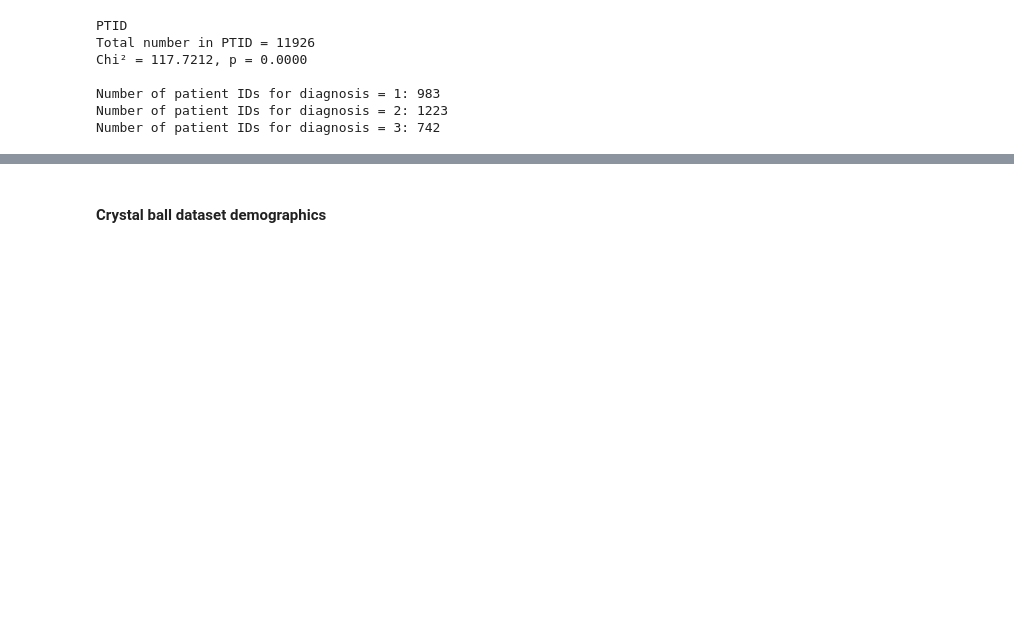
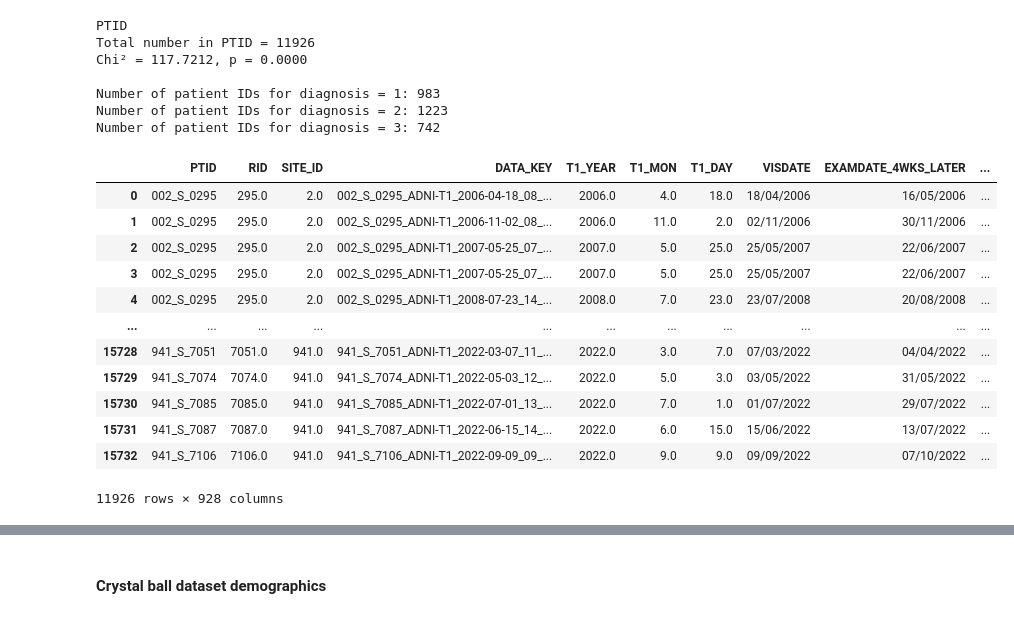
Before and after one commit to sankeithk/deconstructalz.github.io, a Jupyter notebook: scott_10k_analysis/Scott_10k_demographics.ipynb, the cells around one changed output, grey strips where cells are left out. Saved outputs shown, nothing was run; the diff lists cells and outputs as text; code cells hidden in the pictures; blank space fills up the shorter version.

```diff
--- a/scott_10k_analysis/Scott_10k_demographics.ipynb
+++ b/scott_10k_analysis/Scott_10k_demographics.ipynb
@@ -91,6 +91,22 @@ Chi² = 117.7212, p = 0.0000
 Number of patient IDs for diagnosis = 1: 983
 Number of patient IDs for diagnosis = 2: 1223
 Number of patient IDs for diagnosis = 3: 742
+# %%
+df
+# %% [output]
+|  | PTID | RID | SITE_ID | DATA_KEY | T1_YEAR | T1_MON | T1_DAY | VISDATE | EXAMDATE_4WKS_LATER | ... |
+| 0 | 002_S_0295 | 295.0 | 2.0 | 002_S_0295_ADNI-T1_2006-04-18_08_... | 2006.0 | 4.0 | 18.0 | 18/04/2006 | 16/05/2006 | ... |
+| 1 | 002_S_0295 | 295.0 | 2.0 | 002_S_0295_ADNI-T1_2006-11-02_08_... | 2006.0 | 11.0 | 2.0 | 02/11/2006 | 30/11/2006 | ... |
+| 2 | 002_S_0295 | 295.0 | 2.0 | 002_S_0295_ADNI-T1_2007-05-25_07_... | 2007.0 | 5.0 | 25.0 | 25/05/2007 | 22/06/2007 | ... |
+| 3 | 002_S_0295 | 295.0 | 2.0 | 002_S_0295_ADNI-T1_2007-05-25_07_... | 2007.0 | 5.0 | 25.0 | 25/05/2007 | 22/06/2007 | ... |
+| 4 | 002_S_0295 | 295.0 | 2.0 | 002_S_0295_ADNI-T1_2008-07-23_14_... | 2008.0 | 7.0 | 23.0 | 23/07/2008 | 20/08/2008 | ... |
+| ... | ... | ... | ... | ... | ... | ... | ... | ... | ... | ... |
+| 15728 | 941_S_7051 | 7051.0 | 941.0 | 941_S_7051_ADNI-T1_2022-03-07_11_... | 2022.0 | 3.0 | 7.0 | 07/03/2022 | 04/04/2022 | ... |
+| 15729 | 941_S_7074 | 7074.0 | 941.0 | 941_S_7074_ADNI-T1_2022-05-03_12_... | 2022.0 | 5.0 | 3.0 | 03/05/2022 | 31/05/2022 | ... |
+| 15730 | 941_S_7085 | 7085.0 | 941.0 | 941_S_7085_ADNI-T1_2022-07-01_13_... | 2022.0 | 7.0 | 1.0 | 01/07/2022 | 29/07/2022 | ... |
+| 15731 | 941_S_7087 | 7087.0 | 941.0 | 941_S_7087_ADNI-T1_2022-06-15_14_... | 2022.0 | 6.0 | 15.0 | 15/06/2022 | 13/07/2022 | ... |
+| 15732 | 941_S_7106 | 7106.0 | 941.0 | 941_S_7106_ADNI-T1_2022-09-09_09_... | 2022.0 | 9.0 | 9.0 | 09/09/2022 | 07/10/2022 | ... |
+11926 rows × 928 columns
 # %%
 import pickle
 
```
Also changed, not shown: parts of 11 cells of this notebook, 55 other files.
